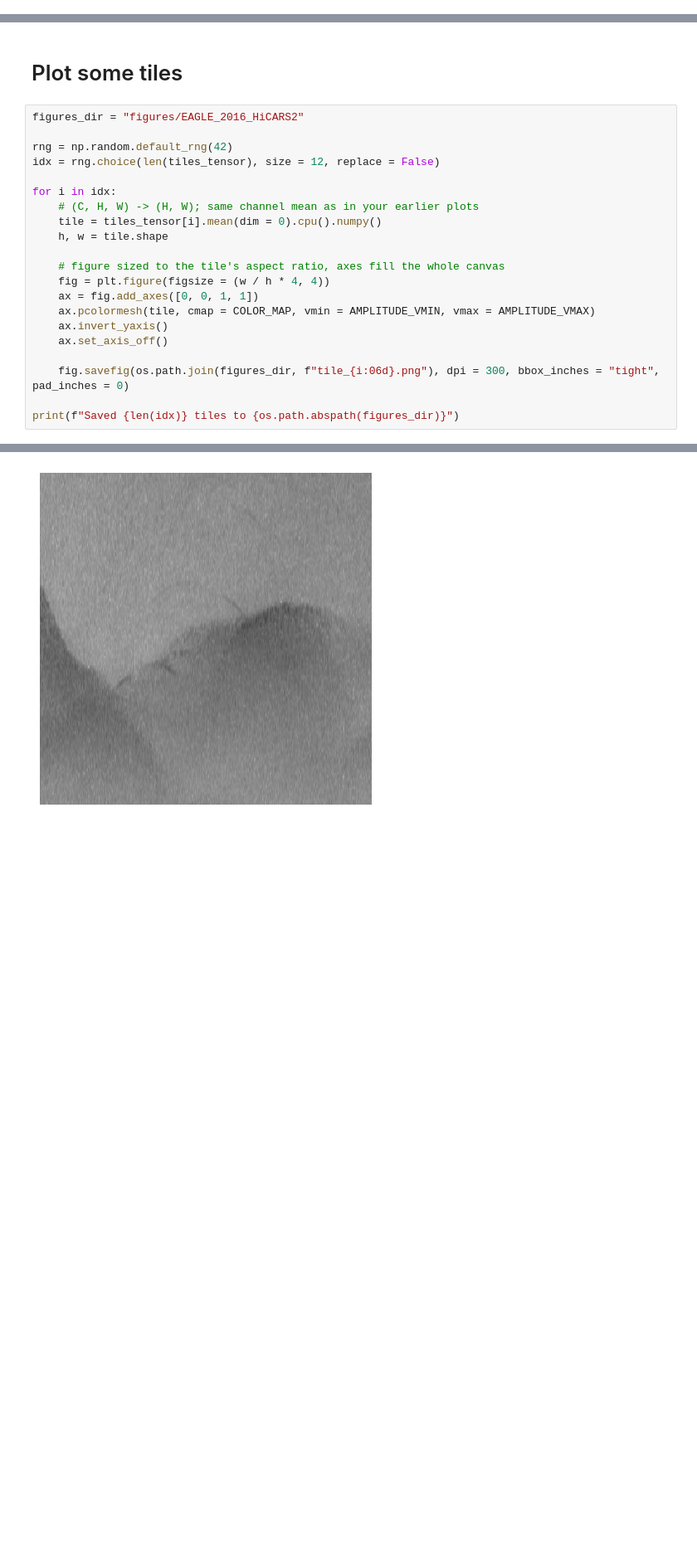
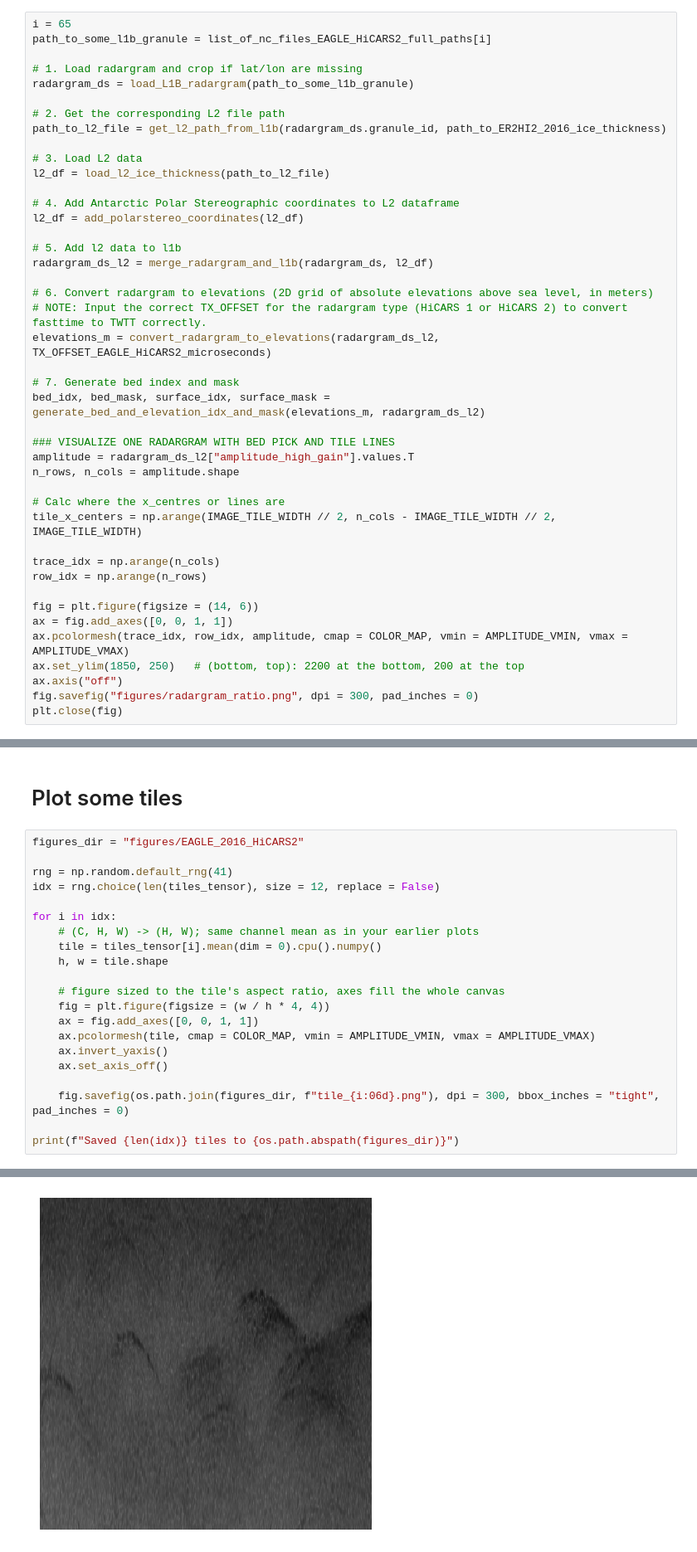
Before and after one commit to kimbente/RadarCLIP, a Jupyter notebook: preprocess_EAGLE.ipynb, the cells around one changed output, grey strips where cells are left out. Shown at 83% size. Drawn from its saved outputs; the diff is of its cells as text; blank space fills up the shorter version.

Commit message:
extend preprocessing and combination of radar and geophysical data

```diff
--- a/preprocess_EAGLE.ipynb
+++ b/preprocess_EAGLE.ipynb
@@ -223,0 +593,43 @@ Matched: 1167 / 1167
+# %%
+i = 65
+path_to_some_l1b_granule = list_of_nc_files_EAGLE_HiCARS2_full_paths[i]
+
+# 1. Load radargram and crop if lat/lon are missing
+radargram_ds = load_L1B_radargram(path_to_some_l1b_granule)
+
+# 2. Get the corresponding L2 file path
+path_to_l2_file = get_l2_path_from_l1b(radargram_ds.granule_id, path_to_ER2HI2_2016_ice_thickness)
+
+# 3. Load L2 data
+l2_df = load_l2_ice_thickness(path_to_l2_file)
+
+# 4. Add Antarctic Polar Stereographic coordinates to L2 dataframe
+l2_df = add_polarstereo_coordinates(l2_df)
+
+# 5. Add l2 data to l1b
+radargram_ds_l2 = merge_radargram_and_l1b(radargram_ds, l2_df)
+
+# 6. Convert radargram to elevations (2D grid of absolute elevations above sea level, in meters)
+# NOTE: Input the correct TX_OFFSET for the radargram type (HiCARS 1 or HiCARS 2) to convert fasttime to TWTT correctly.
+elevations_m = convert_radargram_to_elevations(radargram_ds_l2, TX_OFFSET_EAGLE_HiCARS2_microseconds)
+
+# 7. Generate bed index and mask
+bed_idx, bed_mask, surface_idx, surface_mask = generate_bed_and_elevation_idx_and_mask(elevations_m, radargram_ds_l2)
+
+### VISUALIZE ONE RADARGRAM WITH BED PICK AND TILE LINES
+amplitude = radargram_ds_l2["amplitude_high_gain"].values.T
+n_rows, n_cols = amplitude.shape
+
+# Calc where the x_centres or lines are
+tile_x_centers = np.arange(IMAGE_TILE_WIDTH // 2, n_cols - IMAGE_TILE_WIDTH // 2, IMAGE_TILE_WIDTH)
+
+trace_idx = np.arange(n_cols)
+row_idx = np.arange(n_rows)
+
+fig = plt.figure(figsize = (14, 6))
+ax = fig.add_axes([0, 0, 1, 1])
+ax.pcolormesh(trace_idx, row_idx, amplitude, cmap = COLOR_MAP, vmin = AMPLITUDE_VMIN, vmax = AMPLITUDE_VMAX)
+ax.set_ylim(1850, 250)   # (bottom, top): 2200 at the bottom, 200 at the top
+ax.axis("off")
+fig.savefig("figures/radargram_ratio.png", dpi = 300, pad_inches = 0)
+plt.close(fig)
@@ -303,7 +781,7 @@ plt.imshow(tiles_tensor[np.argmin(tiles_metadata["ice_thickness"]), 0, :, :], vm
 # %%
 figures_dir = "figures/EAGLE_2016_HiCARS2"
 
-rng = np.random.default_rng(42)
+rng = np.random.default_rng(41)
 idx = rng.choice(len(tiles_tensor), size = 12, replace = False)
 
 for i in idx:
@@ -333 +811 @@ Saved 12 tiles to /Users/kim.bente/Code/RadarCLIP/figures/EAGLE_2016
-[figure, old version]
+[figure, new version]
```
Also changed, not shown: parts of 25 cells of this notebook, 2 other files.
